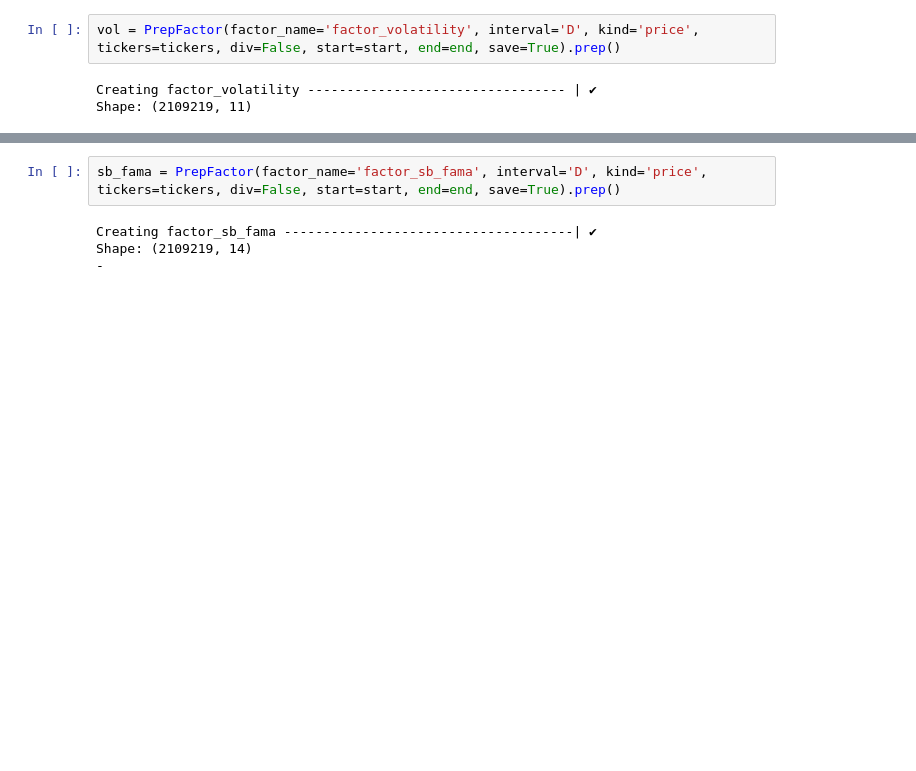
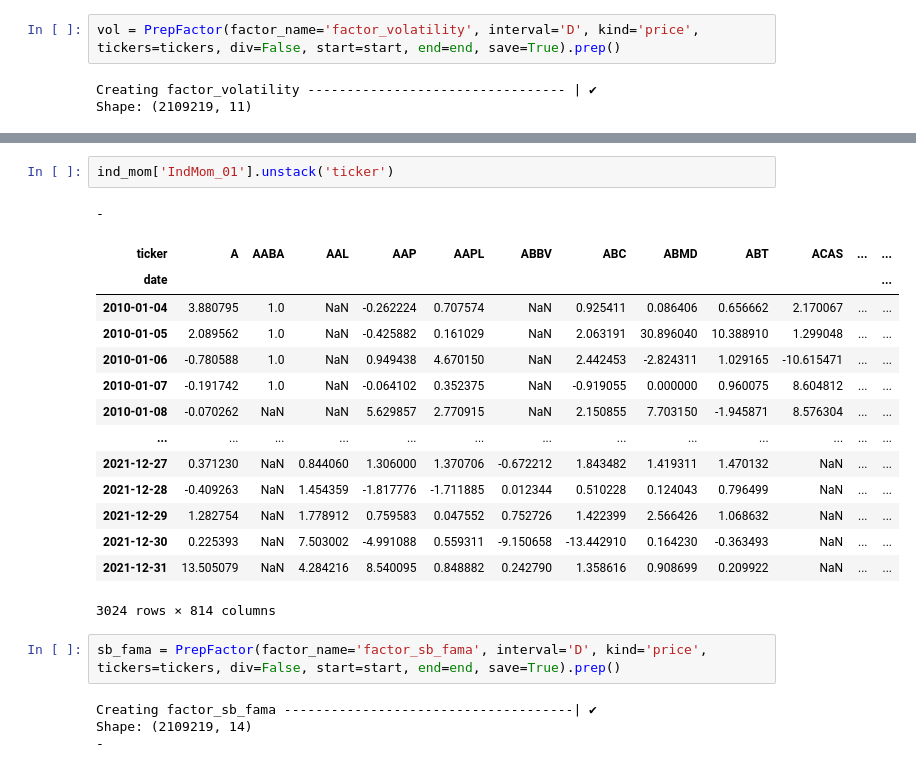
Before and after one commit to jfan1256/algofacto, a Jupyter notebook: prep_factor.ipynb, the cells around one changed output, grey strips where cells are left out. Saved outputs shown, nothing was run; the diff lists cells and outputs as text; blank space fills up the shorter version.

```diff
--- a/prep_factor.ipynb
+++ b/prep_factor.ipynb
@@ -57,3 +57,21 @@ Creating factor_ind_mom ------------------------------------| ✔
+# %%
+ind_mom['IndMom_01'].unstack('ticker')
+# %% [output]
+-
+| ticker | A | AABA | AAL | AAP | AAPL | ABBV | ABC | ABMD | ABT | ACAS | ... | ... |
+| date |  |  |  |  |  |  |  |  |  |  |  | ... |
+| 2010-01-04 | 3.880795 | 1.0 | NaN | -0.262224 | 0.707574 | NaN | 0.925411 | 0.086406 | 0.656662 | 2.170067 | ... | ... |
+| 2010-01-05 | 2.089562 | 1.0 | NaN | -0.425882 | 0.161029 | NaN | 2.063191 | 30.896040 | 10.388910 | 1.299048 | ... | ... |
+| 2010-01-06 | -0.780588 | 1.0 | NaN | 0.949438 | 4.670150 | NaN | 2.442453 | -2.824311 | 1.029165 | -10.615471 | ... | ... |
+| 2010-01-07 | -0.191742 | 1.0 | NaN | -0.064102 | 0.352375 | NaN | -0.919055 | 0.000000 | 0.960075 | 8.604812 | ... | ... |
+| 2010-01-08 | -0.070262 | NaN | NaN | 5.629857 | 2.770915 | NaN | 2.150855 | 7.703150 | -1.945871 | 8.576304 | ... | ... |
+| ... | ... | ... | ... | ... | ... | ... | ... | ... | ... | ... | ... | ... |
+| 2021-12-27 | 0.371230 | NaN | 0.844060 | 1.306000 | 1.370706 | -0.672212 | 1.843482 | 1.419311 | 1.470132 | NaN | ... | ... |
+| 2021-12-28 | -0.409263 | NaN | 1.454359 | -1.817776 | -1.711885 | 0.012344 | 0.510228 | 0.124043 | 0.796499 | NaN | ... | ... |
+| 2021-12-29 | 1.282754 | NaN | 1.778912 | 0.759583 | 0.047552 | 0.752726 | 1.422399 | 2.566426 | 1.068632 | NaN | ... | ... |
+| 2021-12-30 | 0.225393 | NaN | 7.503002 | -4.991088 | 0.559311 | -9.150658 | -13.442910 | 0.164230 | -0.363493 | NaN | ... | ... |
+| 2021-12-31 | 13.505079 | NaN | 4.284216 | 8.540095 | 0.848882 | 0.242790 | 1.358616 | 0.908699 | 0.209922 | NaN | ... | ... |
+3024 rows × 814 columns
 # %%
 sb_fama = PrepFactor(factor_name='factor_sb_fama', interval='D', kind='price', tickers=tickers, div=False, start=start, end=end, save=True).prep()
 # %% [output]
```
Also changed, not shown: parts of 6 cells of this notebook, 7 other files.
